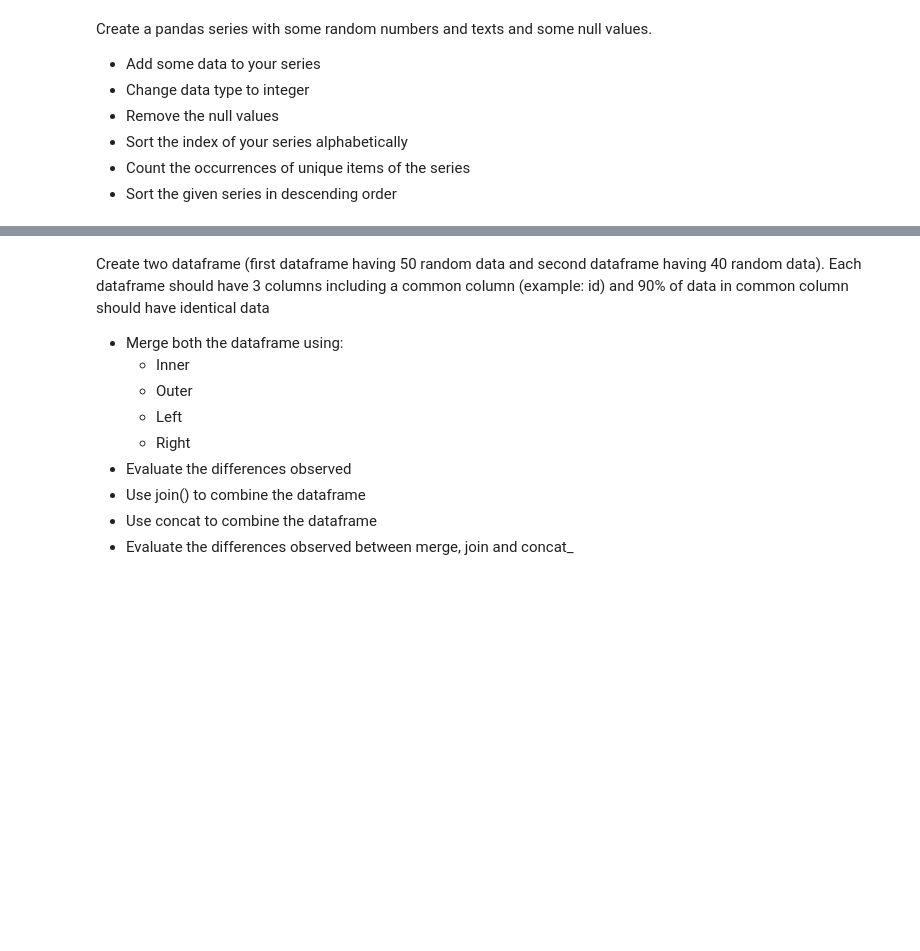
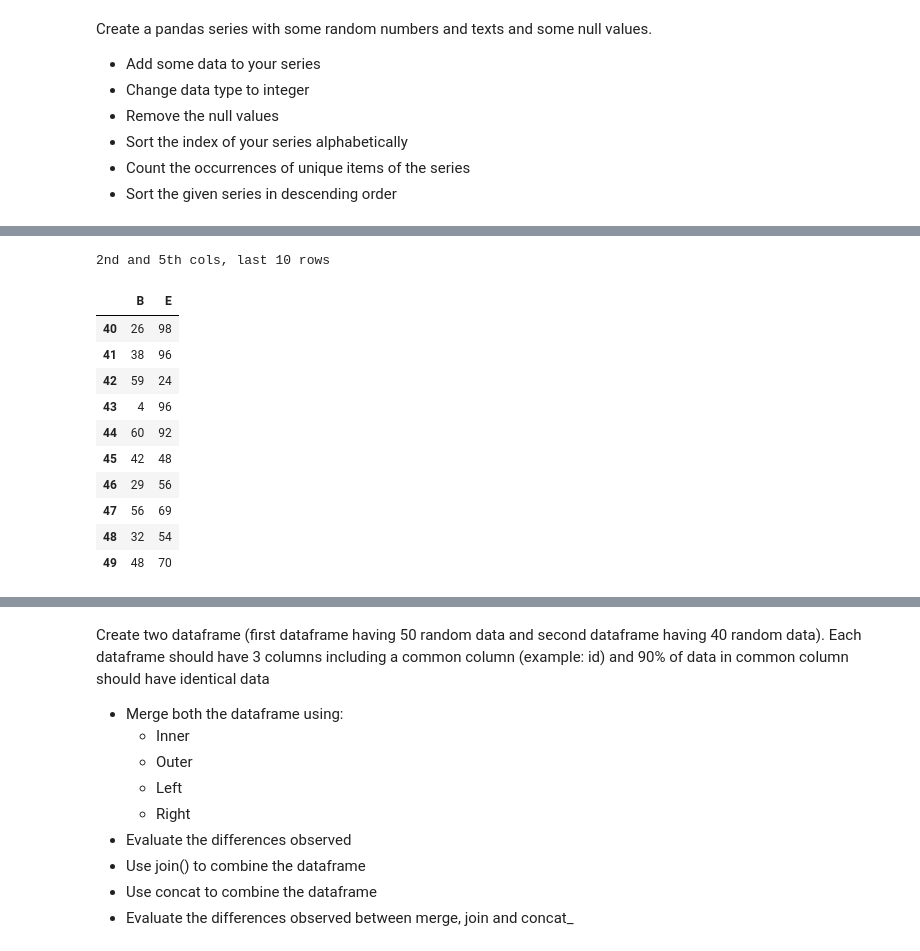
Before and after one commit to blurryface5178/assignments, a Jupyter notebook: Assignment_2/Assignment_2.ipynb, the cells around one changed output, grey strips where cells are left out. Drawn from its saved outputs; the diff is of its cells as text; code cells hidden in the pictures; blank space fills up the shorter version.

```diff
--- a/Assignment_2/Assignment_2.ipynb
+++ b/Assignment_2/Assignment_2.ipynb
@@ -195,0 +152,20 @@ All cols when rows of 1st col contains data from list [10 54 26 69 90 13 82 55 3
+# %%
+
+# Retrieve last 10 rows of 2nd and 5th columns (Note: Use column name only)
+selected_df_2 = df[['B','E']][-10:]
+print("2nd and 5th cols, last 10 rows")
+display(selected_df_2)
+print()
+# %% [output]
+2nd and 5th cols, last 10 rows
+|  | B | E |
+| 40 | 26 | 98 |
+| 41 | 38 | 96 |
+| 42 | 59 | 24 |
+| 43 | 4 | 96 |
+| 44 | 60 | 92 |
+| 45 | 42 | 48 |
+| 46 | 29 | 56 |
+| 47 | 56 | 69 |
+| 48 | 32 | 54 |
+| 49 | 48 | 70 |
```
Also changed, not shown: parts of 41 cells of this notebook.
